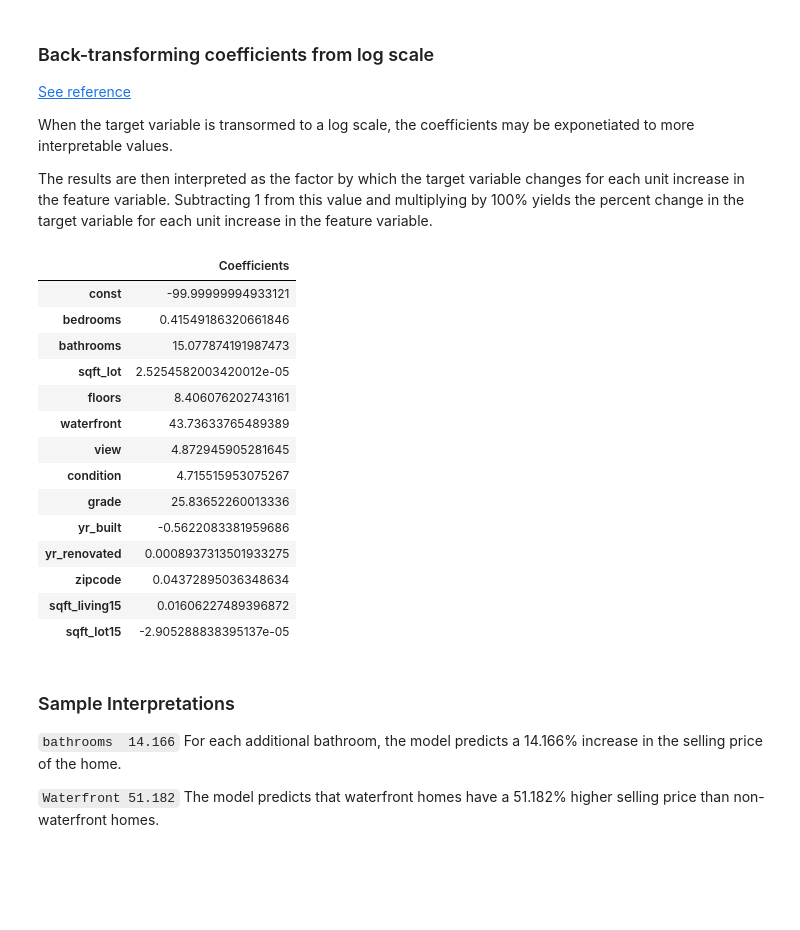
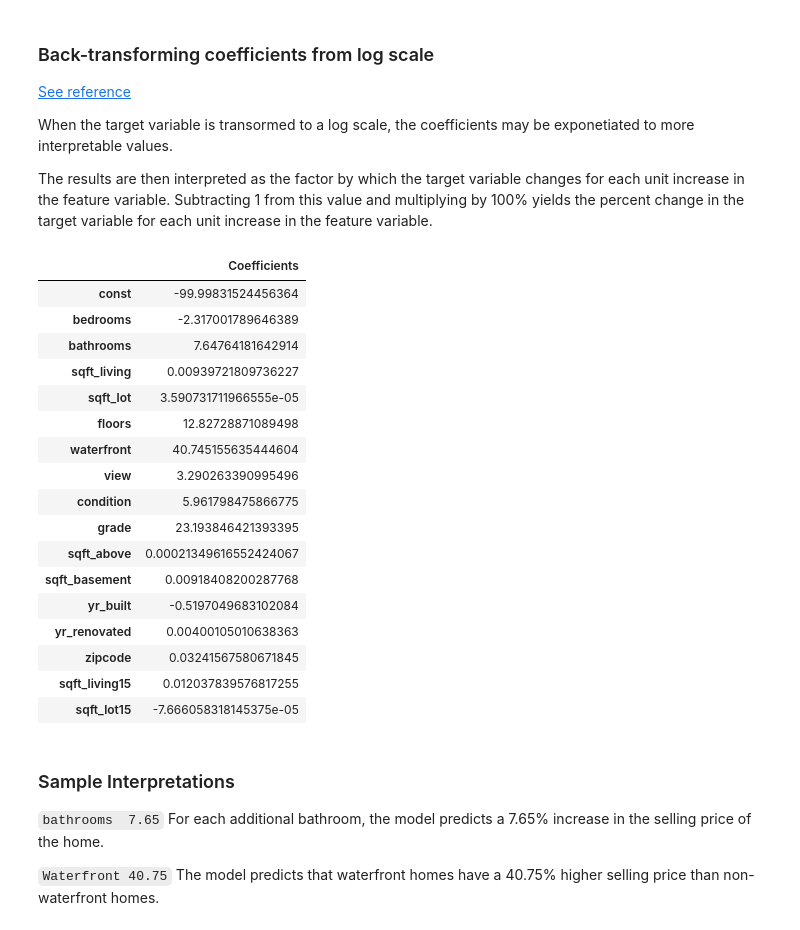
Before and after one commit to careybaldwin02/Hack-H-er413-Workshop-2-17-24, a Jupyter notebook: predicting_king_county_house_prices.ipynb, the cells around one changed output. Cells and saved outputs as stored; diff of their text form; code cells hidden in the pictures; blank space fills up the shorter version.

```diff
--- a/predicting_king_county_house_prices.ipynb
+++ b/predicting_king_county_house_prices.ipynb
@@ -465,3 +467,8 @@ Notes:
 [1] Standard Errors assume that the covariance matrix of the errors is correctly specified.
 [2] The condition number is large, 2.11e+08. This might indicate that there are
 strong multicollinearity or other numerical problems.
+# %%
+# create the model
+model2 = sm.OLS(y_test,X_test).fit()
+# get the model summary
+model2.summary()
@@ -473,27 +515,30 @@ When the target variable is transormed to a log scale, the coefficients may be e
 
 The results are then interpreted as the factor by which the target variable changes for each unit increase in the feature variable. Subtracting 1 from this value and multiplying by 100% yields the percent change in the target variable for each unit increase in the feature variable.
 # %%
-coef = model1.params #write your code here
+coef = model2.params #write your code here
 out_p=pd.DataFrame((np.exp(coef)-1)*100, columns=['Coefficients'])
 out_p
 # %% [output]
 |  | Coefficients |
-| const | -99.99999994933121 |
-| bedrooms | 0.41549186320661846 |
-| bathrooms | 15.077874191987473 |
-| sqft_lot | 2.5254582003420012e-05 |
-| floors | 8.406076202743161 |
-| waterfront | 43.73633765489389 |
-| view | 4.872945905281645 |
-| condition | 4.715515953075267 |
-| grade | 25.83652260013336 |
-| yr_built | -0.5622083381959686 |
-| yr_renovated | 0.0008937313501933275 |
-| zipcode | 0.04372895036348634 |
-| sqft_living15 | 0.01606227489396872 |
-| sqft_lot15 | -2.905288838395137e-05 |
+| const | -99.99831524456364 |
+| bedrooms | -2.317001789646389 |
+| bathrooms | 7.64764181642914 |
+| sqft_living | 0.00939721809736227 |
+| sqft_lot | 3.590731711966555e-05 |
+| floors | 12.82728871089498 |
+| waterfront | 40.745155635444604 |
+| view | 3.290263390995496 |
+| condition | 5.961798475866775 |
+| grade | 23.193846421393395 |
+| sqft_above | 0.00021349616552424067 |
+| sqft_basement | 0.00918408200287768 |
+| yr_built | -0.5197049683102084 |
+| yr_renovated | 0.00400105010638363 |
+| zipcode | 0.03241567580671845 |
+| sqft_living15 | 0.012037839576817255 |
+| sqft_lot15 | -7.666058318145375e-05 |
 # %% [markdown]
 ### Sample Interpretations
-`bathrooms	14.166` For each additional bathroom, the model predicts a 14.166% increase in the selling price of the home.
+`bathrooms	7.65` For each additional bathroom, the model predicts a 7.65% increase in the selling price of the home.
 
-`Waterfront	51.182` The model predicts that waterfront homes have a 51.182% higher selling price than non-waterfront homes.
+`Waterfront	40.75` The model predicts that waterfront homes have a 40.75% higher selling price than non-waterfront homes.
```
Also changed, not shown: parts of 3 cells of this notebook.
